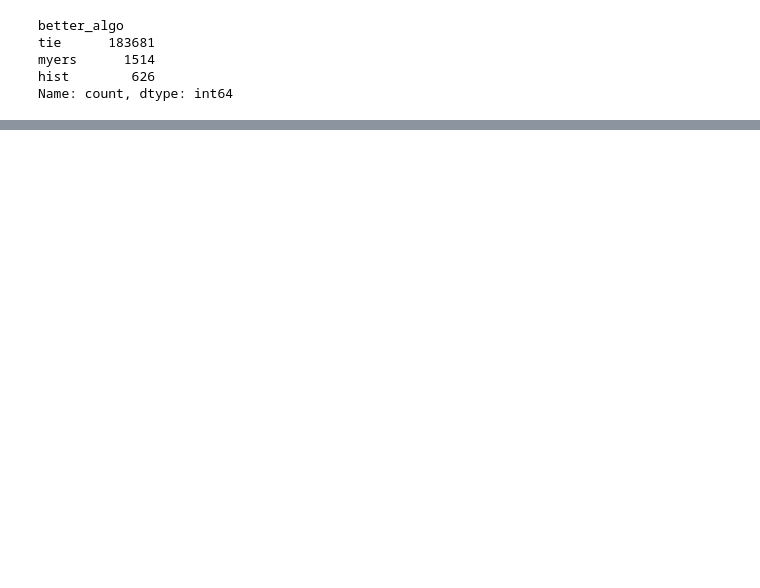
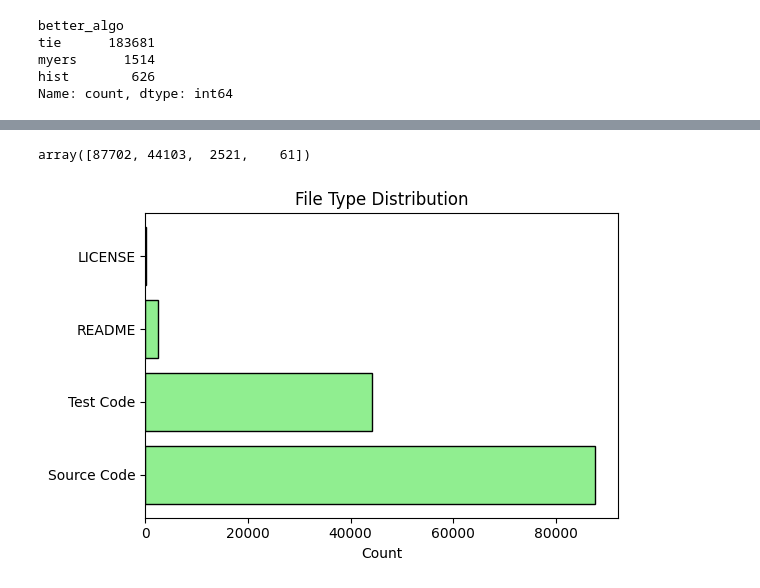
Before and after one commit to SurriyaGokul/stt_lab_4, a Jupyter notebook: STT_Lab_4.ipynb, the cells around one changed output, grey strips where cells are left out. Saved outputs shown, nothing was run; the diff lists cells and outputs as text; code cells hidden in the pictures; blank space fills up the shorter version.

```diff
--- a/STT_Lab_4.ipynb
+++ b/STT_Lab_4.ipynb
@@ -68,0 +48,18 @@ def get_git_diffs(repo_path: str, parent_sha: str, commit_sha: str, file_path: s
+# %%
+def get_git_diffs_and_stats(repo_path: str, parent_sha: str, commit_sha: str, file_path: str) -> Dict:
+    repo = Repo(repo_path)
+    rel_path = file_path
+    myers_raw = run_git_diff_for_file(repo, parent_sha, commit_sha, rel_path, "myers")
+    hist_raw = run_git_diff_for_file(repo, parent_sha, commit_sha, rel_path, "histogram")
+    myers_hunks, myers_changed = count_hunks_and_changed_lines(myers_raw)
+    hist_hunks, hist_changed = count_hunks_and_changed_lines(hist_raw)
+    discrepancy = "No" if (myers_hunks == hist_hunks and myers_changed == hist_changed) else "Yes"
+    return {
+        "diff_myers": normalize_line_endings(myers_raw),
+        "diff_hist": normalize_line_endings(hist_raw),
+        "myers_hunks": myers_hunks,
+        "myers_changed_lines": myers_changed,
+        "hist_hunks": hist_hunks,
+        "hist_changed_lines": hist_changed,
+        "Discrepancy": discrepancy
+    }
@@ -127,5 +140,5 @@ repos = [
     "https://github.com/aws/aws-cli.git",
     "https://github.com/apache/airflow.git",
 ]
-mine_repos(repos, output_csv="all_repos_consolidated.csv")
+df = mine_repos(repos, output_csv="all_repos_consolidated.csv")
 # %% [output]
@@ -264,16 +183,3 @@ tie      183681
 myers      1514
 hist        626
 Name: count, dtype: int64
-# %%
-def count_changes(diff_text):
-    return sum(1 for line in str(diff_text).splitlines()
-               if line.startswith('+') or line.startswith('-'))
-
-df["myers_changes"] = df["diff_myers"].apply(count_changes)
-df["hist_changes"] = df["diff_hist"].apply(count_changes)
-# %%
-df["better_algo"] = df.apply(
-    lambda row: "myers" if row["myers_changes"] < row["hist_changes"]
-                else ("hist" if row["hist_changes"] < row["myers_changes"]
-                      else "tie"), axis=1
-)
@@ -325,7 +206,13 @@ df
+# %%
+df["File Type"].value_counts().values
+# %% [output]
+array([87702, 44103,  2521,    61])
 # %%
 plt.figure(figsize=(6,4))
-plt.barh(df["File Type"], df["Count"], color="lightgreen", edgecolor="black")
+plt.barh(df["File Type"].value_counts().index, df["File Type"].value_counts().values, color="lightgreen", edgecolor="black")
 plt.title("File Type Distribution")
 plt.xlabel("Count")
 plt.tight_layout()
 plt.show()
+# %% [output]
+[figure, added]
```
Also changed, not shown: parts of 18 cells of this notebook, 1 other file.
